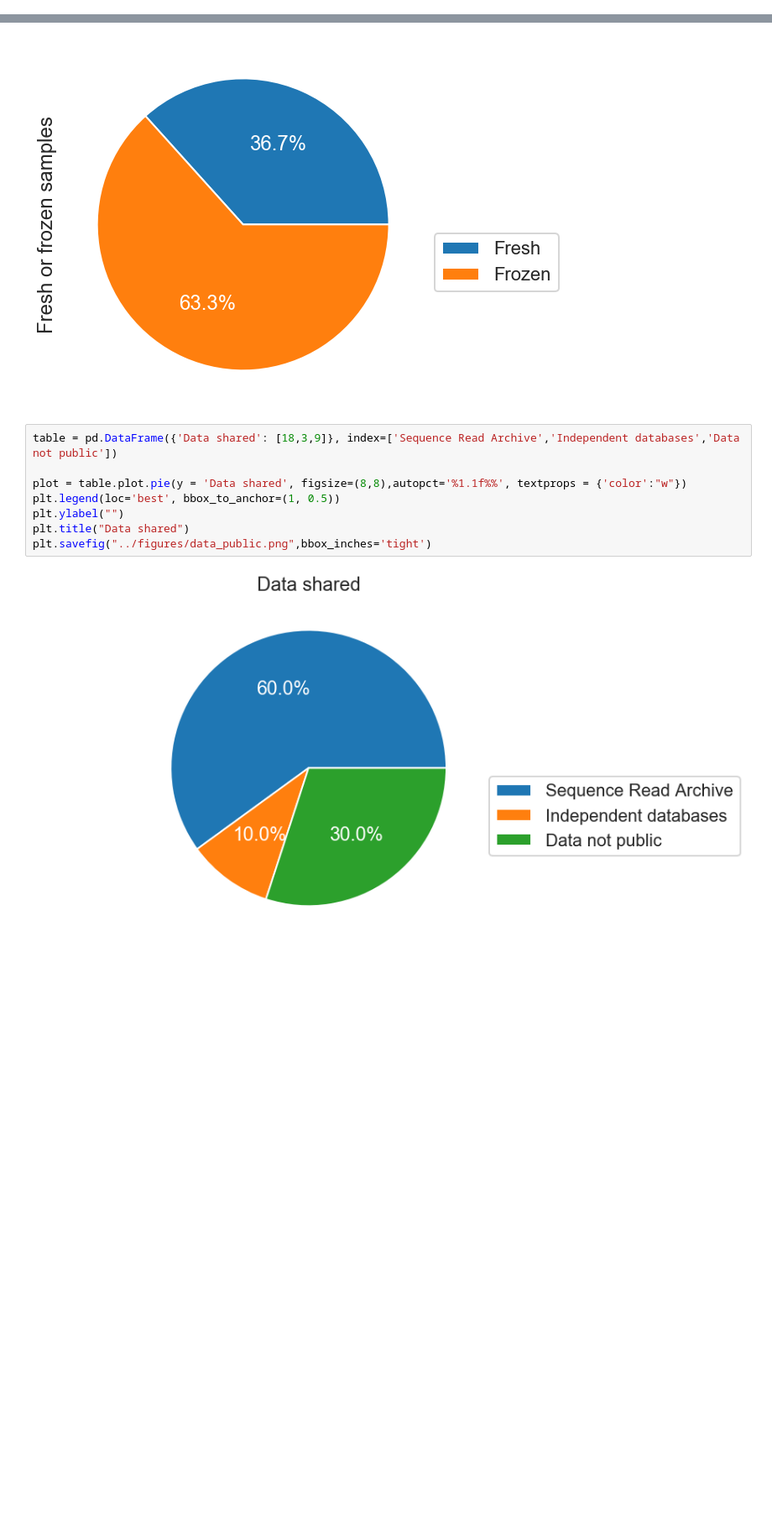
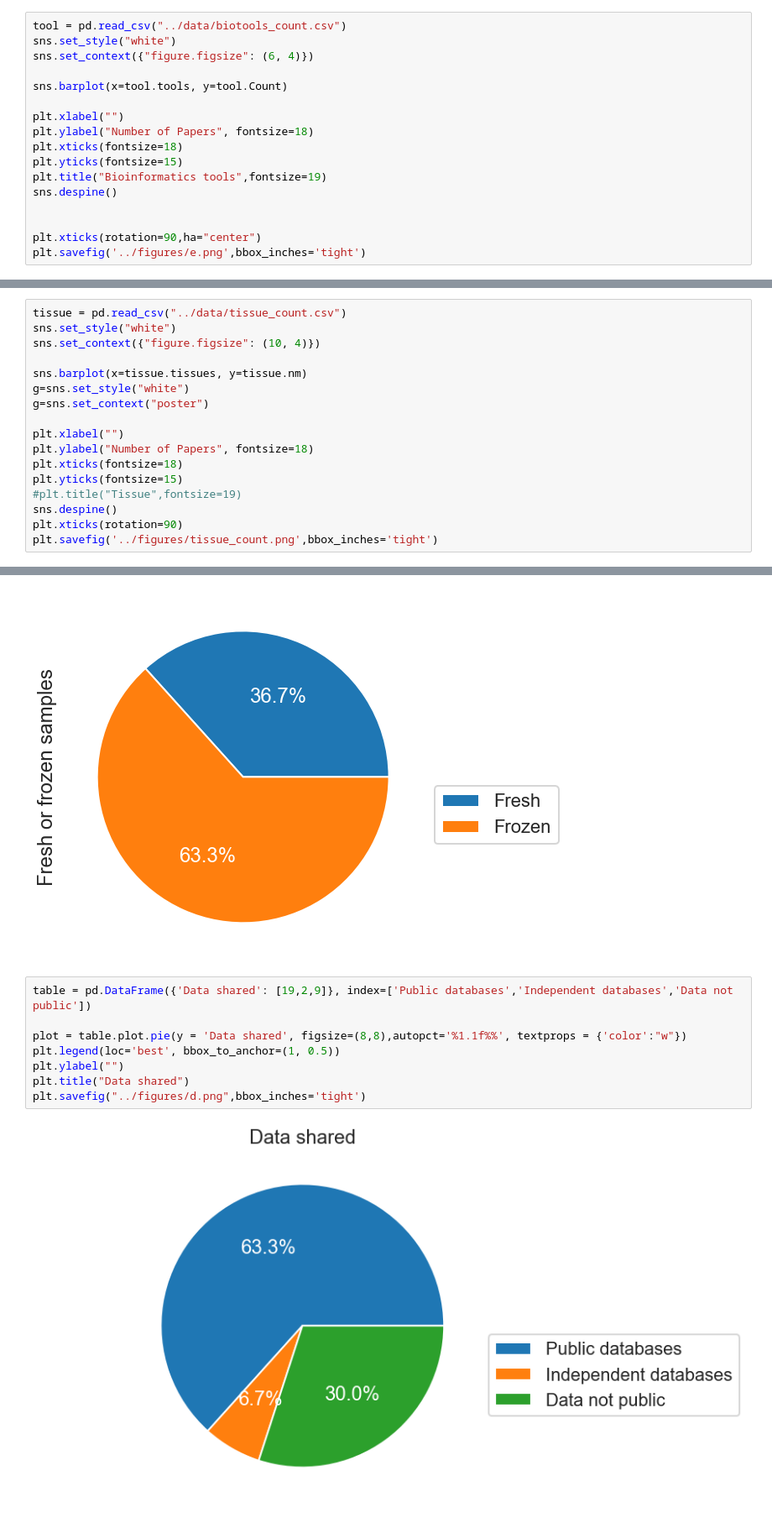
Before and after one commit to LizChang/Review-Paper-Figures, a Jupyter notebook: notebooks/table.ipynb, the cells around one changed output, grey strips where cells are left out. Shown at 84% size. Saved outputs shown, nothing was run; the diff lists cells and outputs as text; blank space fills up the shorter version.

```diff
--- a/notebooks/table.ipynb
+++ b/notebooks/table.ipynb
@@ -131,0 +156,17 @@ plt.savefig('../figures/bioinformatics_tools_bar.png',bbox_inches='tight')
+# %%
+tool = pd.read_csv("../data/biotools_count.csv")
+sns.set_style("white")
+sns.set_context({"figure.figsize": (6, 4)})
+
+sns.barplot(x=tool.tools, y=tool.Count)
+
+plt.xlabel("")
+plt.ylabel("Number of Papers", fontsize=18)
+plt.xticks(fontsize=18)
+plt.yticks(fontsize=15)
+plt.title("Bioinformatics tools",fontsize=19)
+sns.despine()
+
+
+plt.xticks(rotation=90,ha="center")
+plt.savefig('../figures/e.png',bbox_inches='tight')
@@ -170,0 +205,17 @@ plt.savefig('../figures/tissue_count.png',bbox_inches='tight')
+# %%
+tissue = pd.read_csv("../data/tissue_count.csv")
+sns.set_style("white")
+sns.set_context({"figure.figsize": (10, 4)})
+
+sns.barplot(x=tissue.tissues, y=tissue.nm)
+g=sns.set_style("white")
+g=sns.set_context("poster")
+
+plt.xlabel("")
+plt.ylabel("Number of Papers", fontsize=18)
+plt.xticks(fontsize=18)
+plt.yticks(fontsize=15)
+#plt.title("Tissue",fontsize=19)
+sns.despine()
+plt.xticks(rotation=90)
+plt.savefig('../figures/tissue_count.png',bbox_inches='tight')
@@ -184,12 +237,12 @@ plt.legend(loc='best', bbox_to_anchor=(1, 0.5))
 <matplotlib.legend.Legend at 0x...>
 [figure]
 # %%
-table = pd.DataFrame({'Data shared': [18,3,9]}, index=['Sequence Read Archive','Independent databases','Data not public'])
+table = pd.DataFrame({'Data shared': [19,2,9]}, index=['Public databases','Independent databases','Data not public'])
 
 plot = table.plot.pie(y = 'Data shared', figsize=(8,8),autopct='%1.1f%%', textprops = {'color':"w"})
 plt.legend(loc='best', bbox_to_anchor=(1, 0.5))
 plt.ylabel("")
 plt.title("Data shared")
-plt.savefig("../figures/data_public.png",bbox_inches='tight')
+plt.savefig("../figures/d.png",bbox_inches='tight')
 # %% [output]
-[figure, old version]
+[figure, new version]
```
Also changed, not shown: parts of 12 cells of this notebook, 18 other files.
